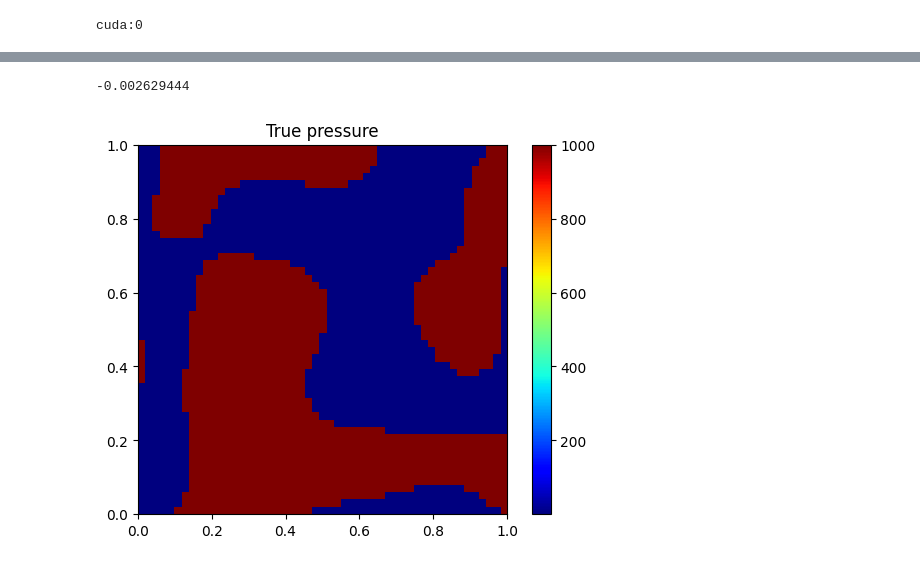
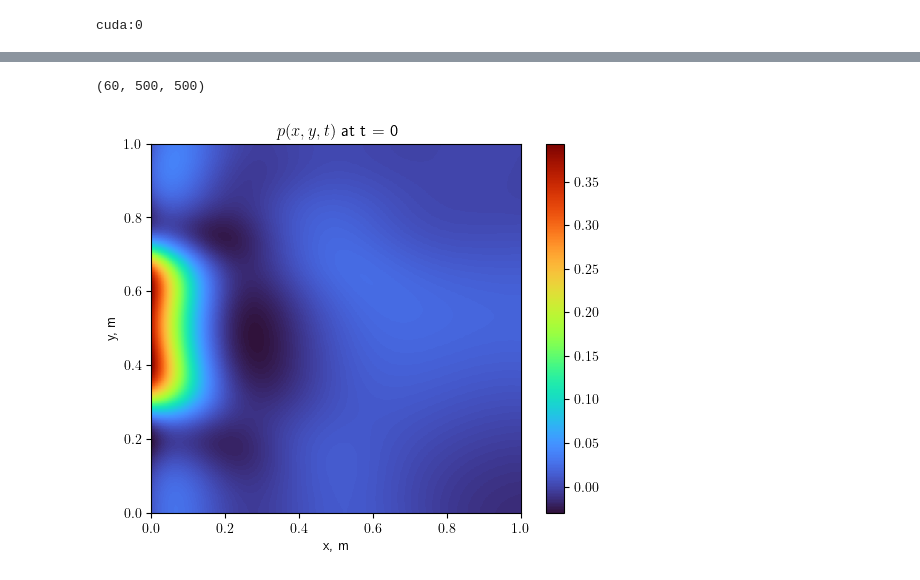
Before and after one commit to Kusok0vody/PyTorch_PiNN_for_Poisson_convection_equations_system, a Jupyter notebook: test.ipynb, the cells around one changed output, grey strips where cells are left out. Saved outputs shown, nothing was run; the diff lists cells and outputs as text; code cells hidden in the pictures.

```diff
--- a/test.ipynb
+++ b/test.ipynb
@@ -168,7 +148,34 @@ vis.plot(solver.p[-1], [x_min,x_max,y_min,y_max], 'True pressure')
-# %%
-a = np.where(outputs[2]<0, 1000, outputs[2])
-print(np.min(outputs[2]))
-vis.plot(a, [x_min,x_max,y_min,y_max], 'True pressure')
-# %% [output]
--0.002629444
-[figure, removed]
+# %%
+N = 60
+mesh_x, mesh_y = np.meshgrid(x, y)
+x = np.ravel(mesh_x).reshape(-1, 1)
+y = np.ravel(mesh_y).reshape(-1, 1)
+
+pt_x = torch.autograd.Variable(torch.from_numpy(x).float(), requires_grad=True).cuda()
+pt_y = torch.autograd.Variable(torch.from_numpy(y).float(), requires_grad=True).cuda()
+
+period = np.linspace(0, t_max, N)
+
+all_u = []
+
+for i in range(N):
+    t = torch.full(x.shape, period[i])
+    pt_t = torch.autograd.Variable(t, requires_grad=True).cuda()
+    pt_u = net.model([pt_x, pt_y, pt_t])[:,0]
+    u = pt_u.data.cpu().numpy()
+    mesh_u = u.reshape(mesh_x.shape)
+    all_u.append(mesh_u)
+all_u = np.array(all_u)
+print (all_u.shape)
+# %% [output]
+(60, 500, 500)
+# %%
+vis.anim_result(all_u,
+                t_max/N,
+                # clims=[0,0.5],
+                colour='turbo',
+                savetogif=True,
+                showMe=True,
+                )
+# %% [output]
+[figure, added]
```
Also changed, not shown: parts of 14 cells of this notebook.
